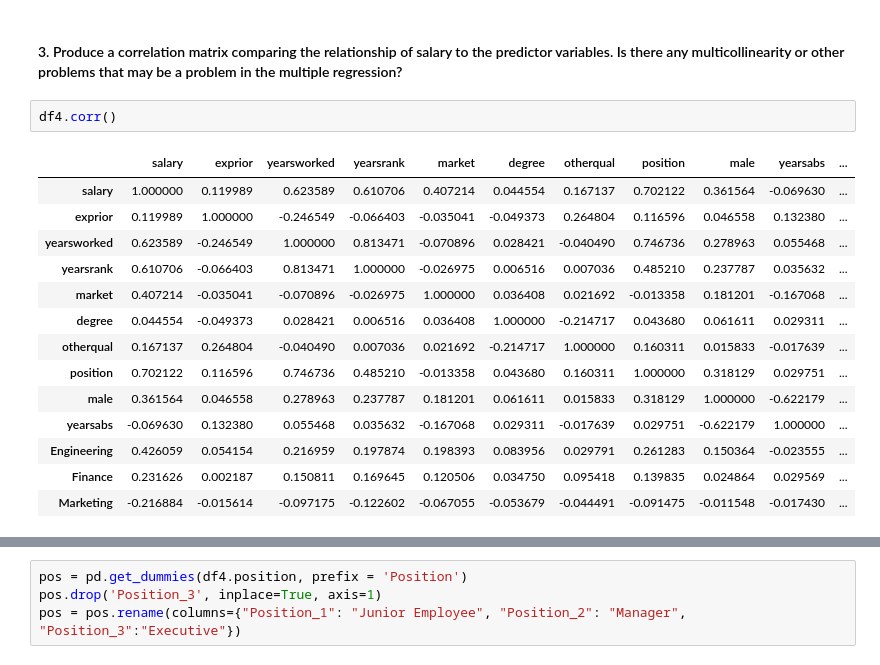
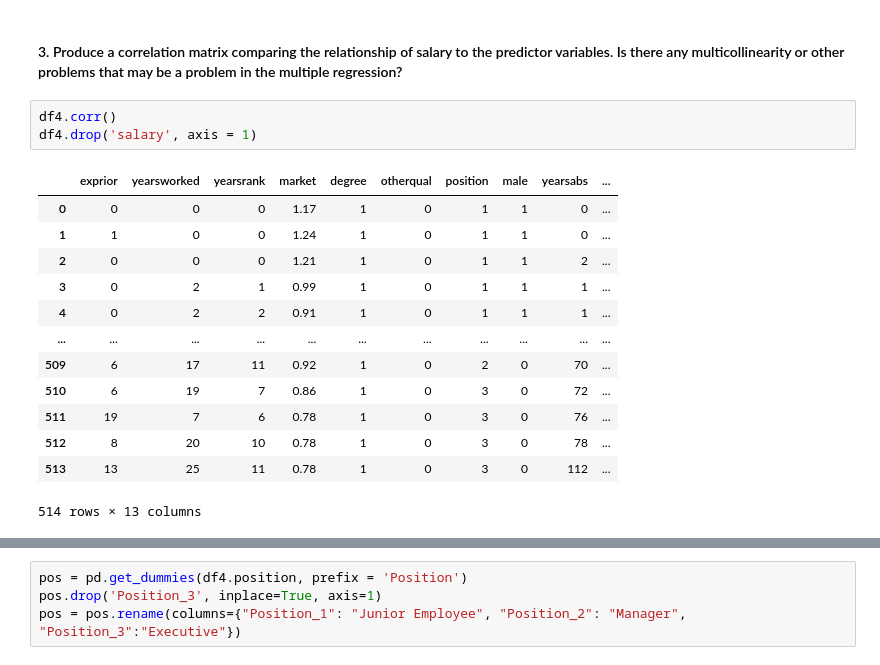
Before and after one commit to Sibusiso1995/Multi-linear-Regression, a Jupyter notebook: Mlr.ipynb, the cells around one changed output, grey strips where cells are left out. Saved outputs shown, nothing was run; the diff lists cells and outputs as text.

```diff
--- a/Mlr.ipynb
+++ b/Mlr.ipynb
@@ -145,23 +148,23 @@ df4.head()
 | 4 | 34731.0 | 0 | 2 | 2 | 0.91 | 1 | 0 | 1 | 1 | 1 | ... |
 # %% [markdown]
 #### 3. Produce a correlation matrix comparing the relationship of salary to the predictor variables. Is there any multicollinearity or other problems that may be a problem in the multiple regression?
-# %%
-df4.corr()
-# %% [output]
-|  | salary | exprior | yearsworked | yearsrank | market | degree | otherqual | position | male | yearsabs | ... |
-| salary | 1.000000 | 0.119989 | 0.623589 | 0.610706 | 0.407214 | 0.044554 | 0.167137 | 0.702122 | 0.361564 | -0.069630 | ... |
-| exprior | 0.119989 | 1.000000 | -0.246549 | -0.066403 | -0.035041 | -0.049373 | 0.264804 | 0.116596 | 0.046558 | 0.132380 | ... |
-| yearsworked | 0.623589 | -0.246549 | 1.000000 | 0.813471 | -0.070896 | 0.028421 | -0.040490 | 0.746736 | 0.278963 | 0.055468 | ... |
-| yearsrank | 0.610706 | -0.066403 | 0.813471 | 1.000000 | -0.026975 | 0.006516 | 0.007036 | 0.485210 | 0.237787 | 0.035632 | ... |
-| market | 0.407214 | -0.035041 | -0.070896 | -0.026975 | 1.000000 | 0.036408 | 0.021692 | -0.013358 | 0.181201 | -0.167068 | ... |
-| degree | 0.044554 | -0.049373 | 0.028421 | 0.006516 | 0.036408 | 1.000000 | -0.214717 | 0.043680 | 0.061611 | 0.029311 | ... |
-| otherqual | 0.167137 | 0.264804 | -0.040490 | 0.007036 | 0.021692 | -0.214717 | 1.000000 | 0.160311 | 0.015833 | -0.017639 | ... |
-| position | 0.702122 | 0.116596 | 0.746736 | 0.485210 | -0.013358 | 0.043680 | 0.160311 | 1.000000 | 0.318129 | 0.029751 | ... |
-| male | 0.361564 | 0.046558 | 0.278963 | 0.237787 | 0.181201 | 0.061611 | 0.015833 | 0.318129 | 1.000000 | -0.622179 | ... |
-| yearsabs | -0.069630 | 0.132380 | 0.055468 | 0.035632 | -0.167068 | 0.029311 | -0.017639 | 0.029751 | -0.622179 | 1.000000 | ... |
-| Engineering | 0.426059 | 0.054154 | 0.216959 | 0.197874 | 0.198393 | 0.083956 | 0.029791 | 0.261283 | 0.150364 | -0.023555 | ... |
-| Finance | 0.231626 | 0.002187 | 0.150811 | 0.169645 | 0.120506 | 0.034750 | 0.095418 | 0.139835 | 0.024864 | 0.029569 | ... |
-| Marketing | -0.216884 | -0.015614 | -0.097175 | -0.122602 | -0.067055 | -0.053679 | -0.044491 | -0.091475 | -0.011548 | -0.017430 | ... |
+# %%
+df4.corr()
+df4.drop('salary', axis = 1)
+# %% [output]
+|  | exprior | yearsworked | yearsrank | market | degree | otherqual | position | male | yearsabs | ... |
+| 0 | 0 | 0 | 0 | 1.17 | 1 | 0 | 1 | 1 | 0 | ... |
+| 1 | 1 | 0 | 0 | 1.24 | 1 | 0 | 1 | 1 | 0 | ... |
+| 2 | 0 | 0 | 0 | 1.21 | 1 | 0 | 1 | 1 | 2 | ... |
+| 3 | 0 | 2 | 1 | 0.99 | 1 | 0 | 1 | 1 | 1 | ... |
+| 4 | 0 | 2 | 2 | 0.91 | 1 | 0 | 1 | 1 | 1 | ... |
+| ... | ... | ... | ... | ... | ... | ... | ... | ... | ... | ... |
+| 509 | 6 | 17 | 11 | 0.92 | 1 | 0 | 2 | 0 | 70 | ... |
+| 510 | 6 | 19 | 7 | 0.86 | 1 | 0 | 3 | 0 | 72 | ... |
+| 511 | 19 | 7 | 6 | 0.78 | 1 | 0 | 3 | 0 | 76 | ... |
+| 512 | 8 | 20 | 10 | 0.78 | 1 | 0 | 3 | 0 | 78 | ... |
+| 513 | 13 | 25 | 11 | 0.78 | 1 | 0 | 3 | 0 | 112 | ... |
+514 rows × 13 columns
 # %%
 plt.figure(figsize=(10,5))
 new_corr = sns.heatmap(df4.corr())
```
Also changed, not shown: parts of 7 cells of this notebook.
